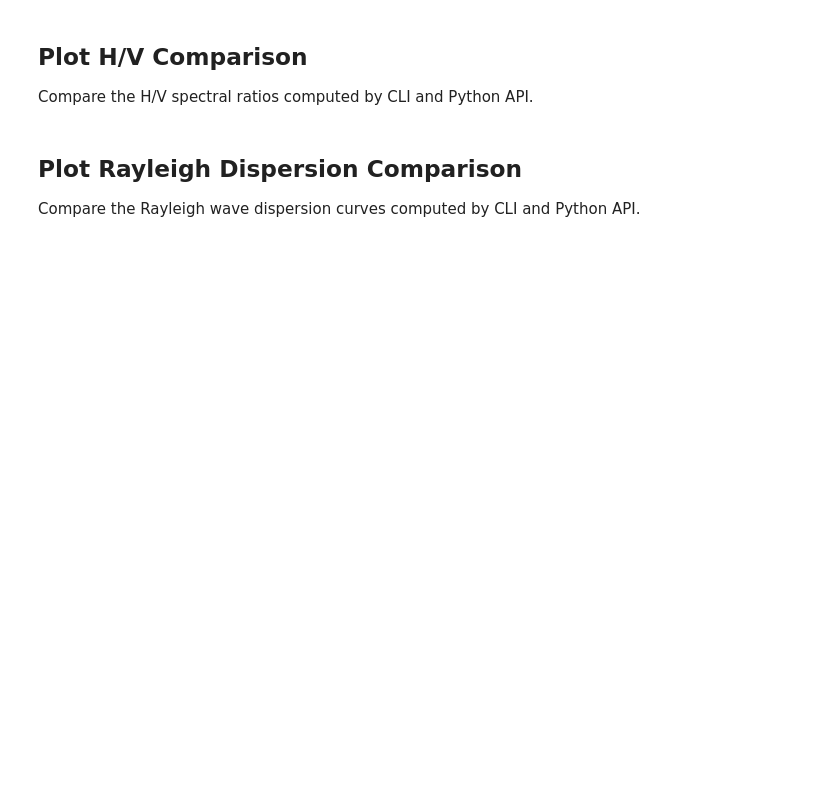
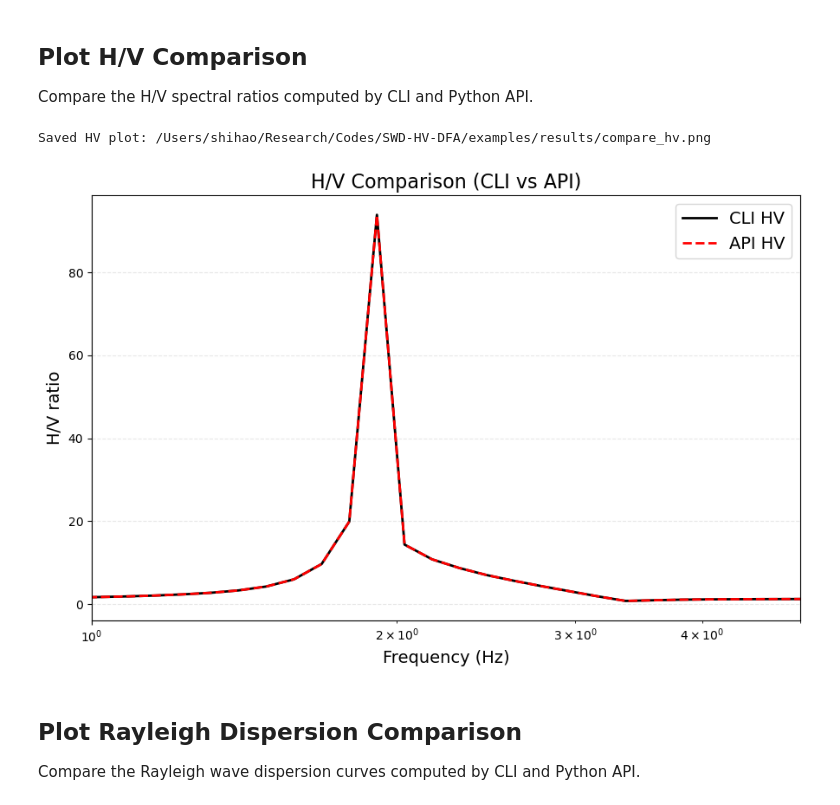
Before and after one commit to Shihao-Yuan/SWD-HV-DFA, a Jupyter notebook: examples/compare_API_CLI.ipynb, the cells around one changed output. Cells and saved outputs as stored; diff of their text form; code cells hidden in the pictures; blank space fills up the shorter version.

Commit message:
updated compare_API_CLI

```diff
--- a/examples/compare_API_CLI.ipynb
+++ b/examples/compare_API_CLI.ipynb
@@ -182,27 +197,30 @@ Compare the H/V spectral ratios computed by CLI and Python API.
 # %%
 # Interpolate if frequency vectors differ
 if not np.allclose(f_cli, freq):
     hv_py_plot = np.interp(f_cli, freq, hv_py)
     f_plot = f_cli
 else:
     hv_py_plot = hv_py
     f_plot = freq
 
 plt.figure(figsize=(9, 6))
 plt.semilogx(f_cli, hv_cli, 'k-', lw=2, label='CLI HV')
 plt.semilogx(f_plot, hv_py_plot, 'r--', lw=2, label='API HV')
 plt.xlim(1, 5)
-plt.xlabel('Frequency (Hz)')
-plt.ylabel('H/V amplitude')
-plt.grid(True, alpha=0.3)
-plt.legend()
-plt.title('H/V Comparison (CLI vs API)')
+plt.xlabel('Frequency (Hz)',fontsize=14)
+plt.ylabel('H/V ratio',fontsize=14)
+plt.grid(True, linestyle='--', alpha=0.3)
+plt.legend(fontsize=14)
+plt.title('H/V Comparison (CLI vs API)',fontsize=16)
 plt.tight_layout()
 
 hv_png = results_dir / 'compare_hv.png'
 plt.savefig(str(hv_png), dpi=300)
 print(f"Saved HV plot: {hv_png}")
 plt.show()
+# %% [output]
+Saved HV plot: /Users/shihao/Research/Codes/SWD-HV-DFA/examples/results/compare_hv.png
+[figure, added]
 # %% [markdown]
 ## Plot Rayleigh Dispersion Comparison
 
```
Also changed, not shown: parts of 8 cells of this notebook, 4 other files.
